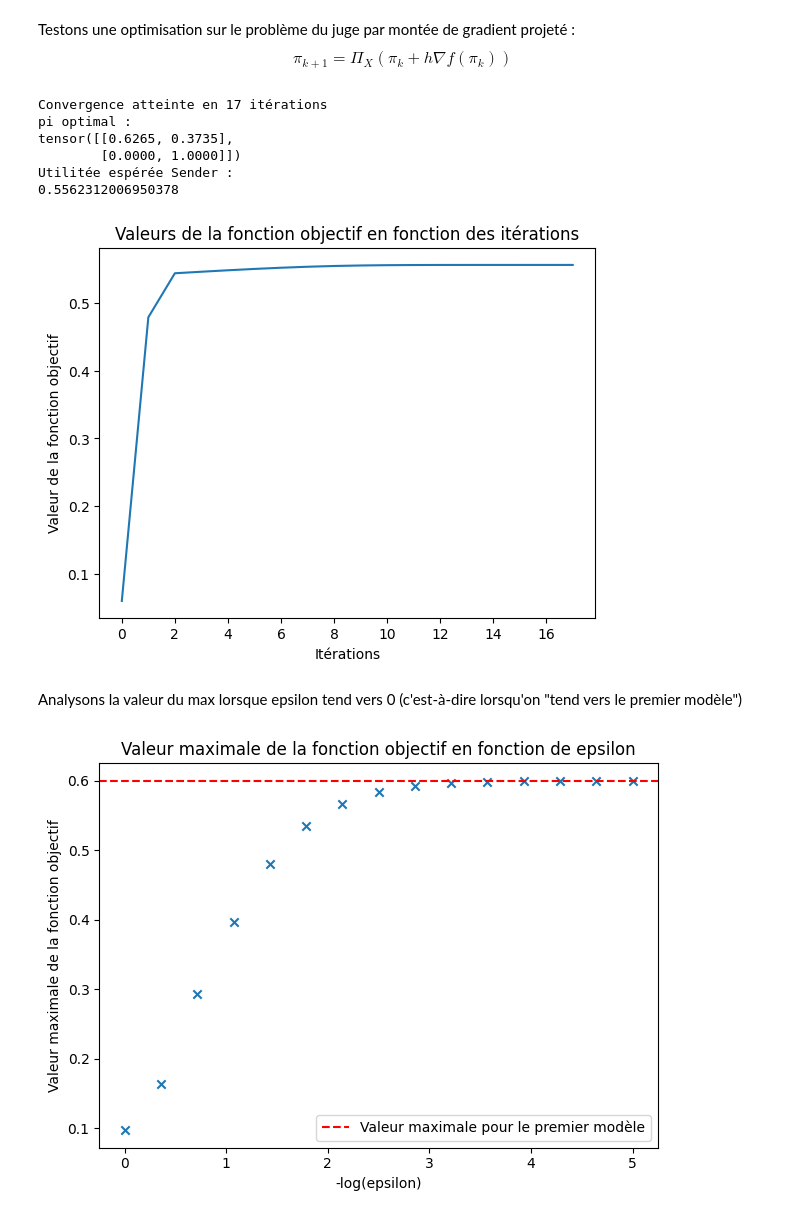
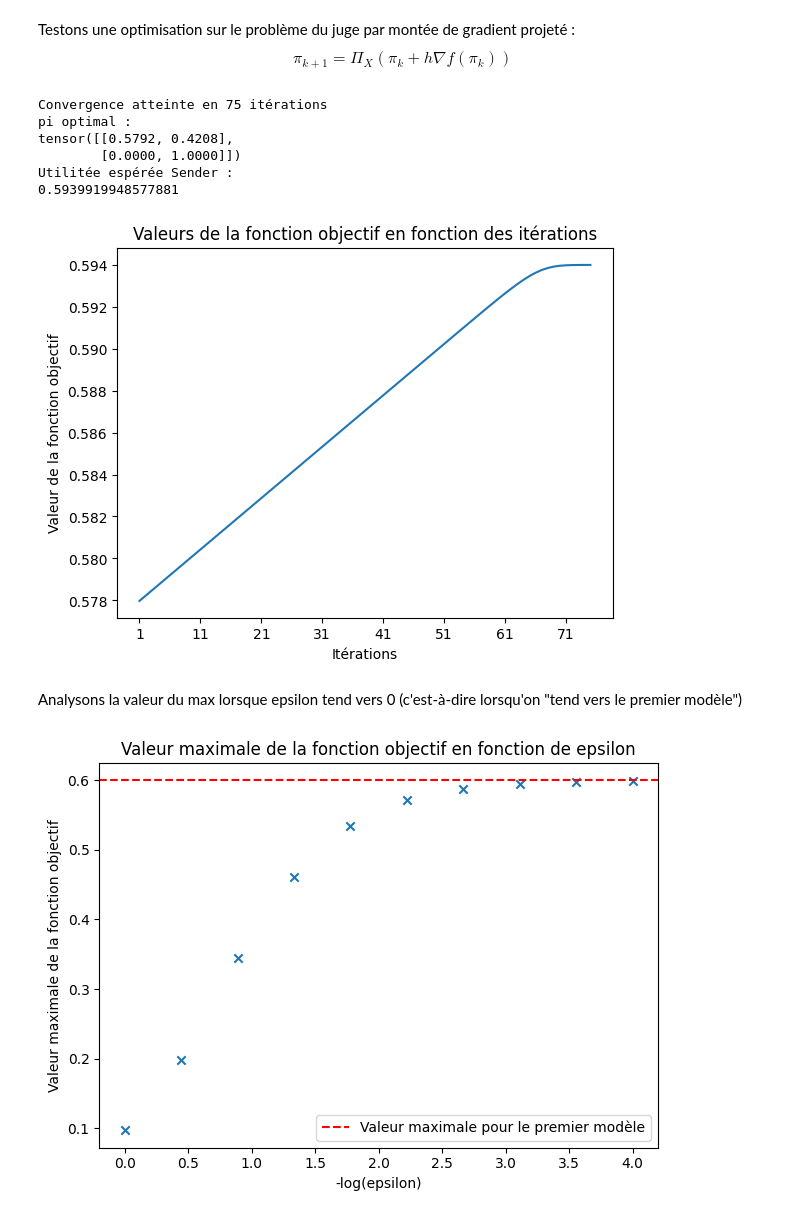
Before and after one commit to natael-regnier/Projet-RI, a Jupyter notebook: Notebook.ipynb, the cells around one changed output. Drawn from its saved outputs; the diff is of its cells as text; code cells hidden in the pictures.

```diff
--- a/Notebook.ipynb
+++ b/Notebook.ipynb
@@ -151,7 +151,8 @@ def compute_g(pi, U, nu):
     return g
 
 
-def compute_theta(g, q, epsilon):
+def compute_theta(pi, U, q, epsilon,nu):
+    g = compute_g(pi,U,nu)
     m = g.shape[0]
     theta = torch.zeros((m, m))  # Theta matrix of size (m, m)
 
@@ -167,10 +168,10 @@ def compute_theta(g, q, epsilon):
 
 def objective(pi, U, V, q, epsilon, nu, mu):
     # Calculer g en utilisant pi, U, et nu
-    g = compute_g(pi, U, nu)
+    #g = compute_g(pi, U, nu)
 
     # Calculer theta en utilisant g, q, et epsilon
-    theta = compute_theta(g, q, epsilon)
+    theta = compute_theta(pi, U, q, epsilon,nu)
 
     # Calcul de la fonction objectif
     n, m = U.shape
@@ -213,7 +214,7 @@ $$
 # %%
 alpha = 0.7
 beta = 0.9
-epsilon = 1e-2
+epsilon = 1e-3
 
 U = torch.tensor([[1.0, 0.0],
                   [0.0, 1.0]])
@@ -247,45 +248,50 @@ for iteration in range(max_iterations):
     obj.backward()
 
     with torch.no_grad():
         pi += learning_rate * pi.grad  # Maximisation
         pi = project_to_simplex(pi)  # Projection sur le simplexe
 
     # Enregistrer la valeur de l'objectif
     objective_values.append(obj.item())
 
     # Critère d'arrêt basé sur la variation de la fonction objectif
     if iteration > 0 and abs(objective_values[-1] - objective_values[-2]) < objective_change_threshold:
         print(f"Convergence atteinte en {iteration} itérations")
         break
 
 # Résultats finaux
 print("pi optimal : ")
 print(pi)
 print("Utilitée espérée Sender :")
 print(obj.item())
 
 # Tracer l'évolution de la fonction objectif
-plt.plot(objective_values)
+plt.plot(objective_values[1:])
 plt.xlabel("Itérations")
 plt.ylabel("Valeur de la fonction objectif")
 plt.title("Valeurs de la fonction objectif en fonction des itérations")
+#plt.gca().xaxis.set_major_locator(ticker.MaxNLocator(integer=True))
+def format_func(value, tick_number):
+    return f"{int(value) + 1}"
+
 plt.gca().xaxis.set_major_locator(ticker.MaxNLocator(integer=True))
+plt.gca().xaxis.set_major_formatter(plt.FuncFormatter(format_func))
 plt.show()
 # %% [output]
-Convergence atteinte en 17 itérations
+Convergence atteinte en 75 itérations
 pi optimal :
-tensor([[0.6265, 0.3735],
+tensor([[0.5792, 0.4208],
         [0.0000, 1.0000]])
 Utilitée espérée Sender :
-0.5562312006950378
+0.5939919948577881
-[figure, old version]
+[figure, new version]
 # %% [markdown]
 Analysons la valeur du max lorsque epsilon tend vers 0 (c'est-à-dire lorsqu'on "tend vers le premier modèle")
 # %%
 # Constants for the test
 max_iterations = 10000
 objective_change_threshold = 1e-6  # Threshold for change in the objective
-puissances = np.linspace(0, 5, 15)
+puissances = np.linspace(0, 4, 10)
 epsilon_values = [10 ** (-k) for k in puissances]  # Epsilon values to test
 max_objective_values = []  # List to store the maximum objective values
 norm_differences = []  # List to store the norms
@@ -322,8 +328,8 @@ for epsilon_value in epsilon_values:
     max_objective_values.append(objective_values[-1])
 
     # Compute the norm of (pi - pi_0) and store
-    norm_difference = torch.norm(pi - pi_0).item()
-    norm_differences.append(norm_difference)
+    #norm_difference = torch.norm(pi - pi_0).item()
+    #norm_differences.append(norm_difference)
 
 
 
@@ -337,4 +343,4 @@ plt.legend()
 plt.tight_layout()
 plt.show()
 # %% [output]
-[figure, old version]
+[figure, new version]
```
Also changed, not shown: parts of 9 cells of this notebook.
